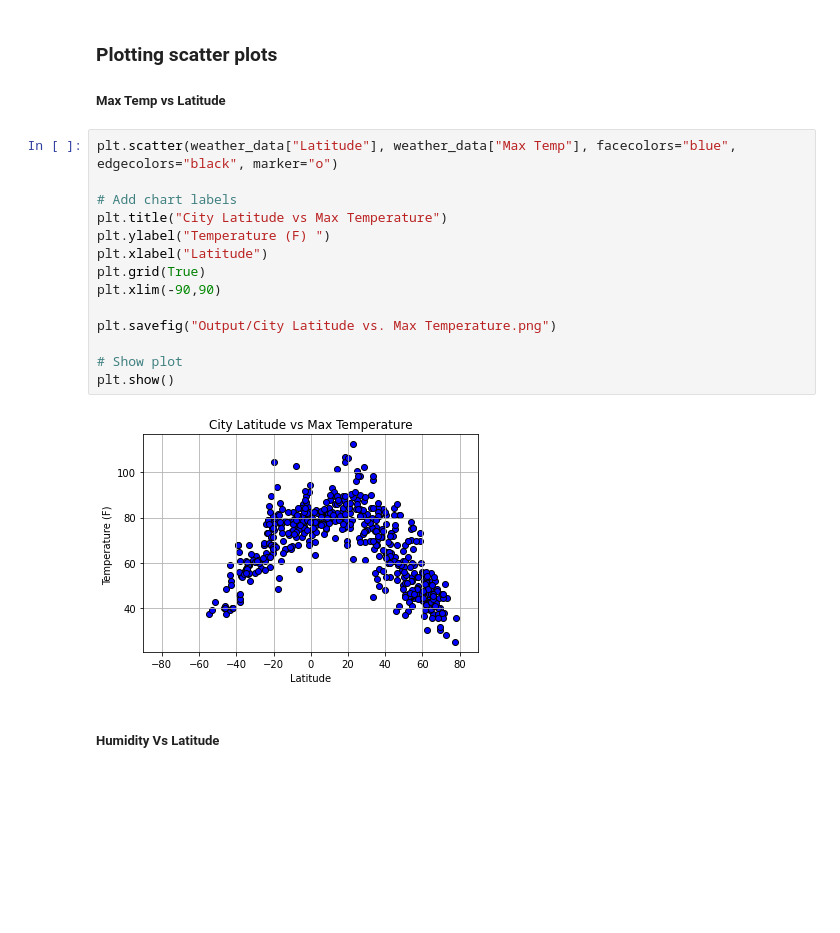
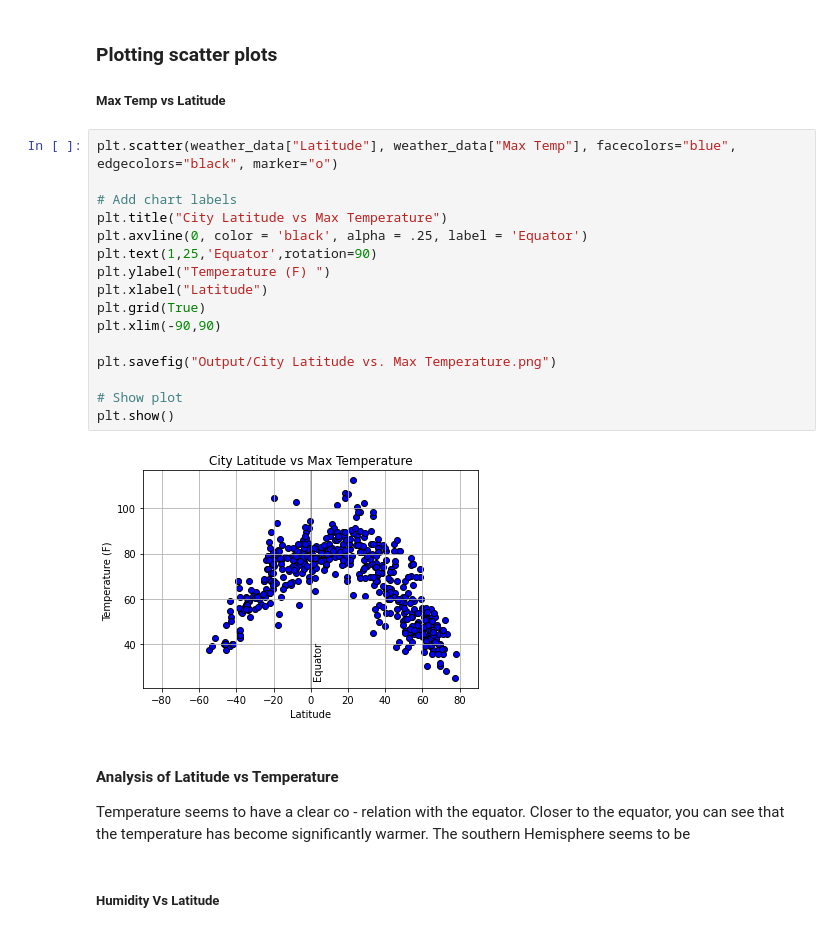
Before and after one commit to ShimsyV/python-api-challenge, a Jupyter notebook: WeatherPy/WeatherPy.ipynb, the cells around one changed output. Cells and saved outputs as stored; diff of their text form; blank space fills up the shorter version.

Commit message:
Added analysis for Latitude vs temperature plot

```diff
--- a/WeatherPy/WeatherPy.ipynb
+++ b/WeatherPy/WeatherPy.ipynb
@@ -167,19 +167,24 @@ weather_data.head()
 # %%
 plt.scatter(weather_data["Latitude"], weather_data["Max Temp"], facecolors="blue", edgecolors="black", marker="o")
 
 # Add chart labels
 plt.title("City Latitude vs Max Temperature")
+plt.axvline(0, color = 'black', alpha = .25, label = 'Equator')
+plt.text(1,25,'Equator',rotation=90)
 plt.ylabel("Temperature (F) ")
 plt.xlabel("Latitude")
 plt.grid(True)
 plt.xlim(-90,90)
 
 plt.savefig("Output/City Latitude vs. Max Temperature.png")
 
 # Show plot
 plt.show()
 # %% [output]
-[figure, old version]
+[figure, new version]
+# %% [markdown]
+#### Analysis of Latitude vs Temperature
+Temperature seems to have a clear co - relation with the equator. Closer to the equator, you can see that the temperature has become significantly warmer. The southern Hemisphere seems to be
 # %% [markdown]
 ##### Humidity Vs Latitude
 # %%
```
Also changed, not shown: parts of 2 cells of this notebook.
